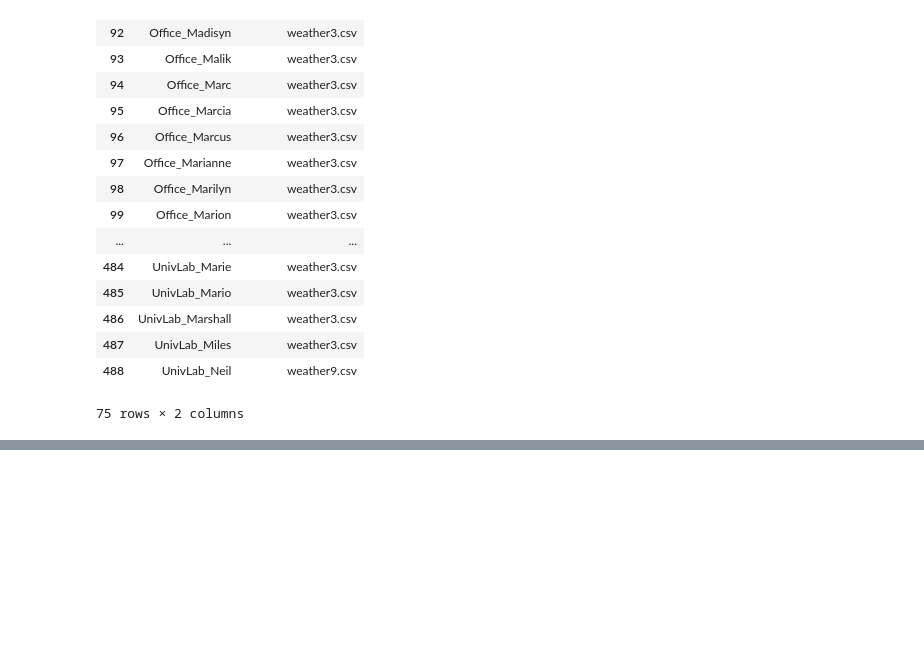
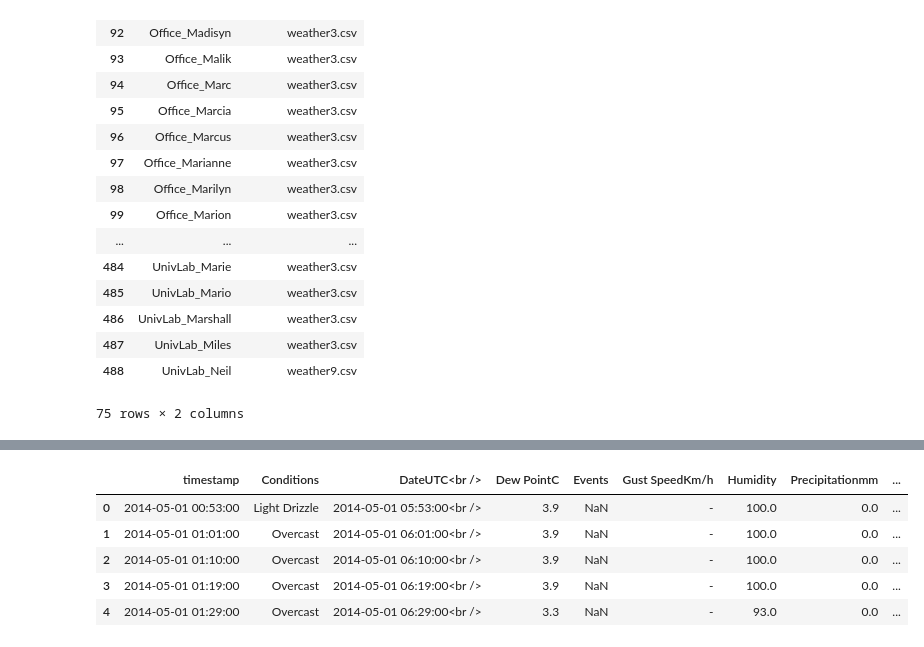
Before and after one commit to daanishrasheed/predict_electricity_consumption, a Jupyter notebook: predict_electricity.ipynb, the cells around one changed output, grey strips where cells are left out. Drawn from its saved outputs; the diff is of its cells as text; code cells hidden in the pictures; blank space fills up the shorter version.

Commit message:
Nearly done with cleaning the data

```diff
--- a/predict_electricity.ipynb
+++ b/predict_electricity.ipynb
@@ -61,0 +66,6 @@ filtered[['uid', 'newweatherfilename']]
+# %%
+building_file = filtered['uid'].values[0]+'.csv'
+building_data = pd.read_csv("data/{}".format(building_file))
+weather_file = filtered['newweatherfilename'].values[0]
+weather_data = pd.read_csv("data/{}".format(weather_file))
+building_data.head()
@@ -61,0 +79,9 @@ filtered[['uid', 'newweatherfilename']]
+# %%
+weather_data.head()
+# %% [output]
+|  | timestamp | Conditions | DateUTC<br /> | Dew PointC | Events | Gust SpeedKm/h | Humidity | Precipitationmm | ... |
+| 0 | 2014-05-01 00:53:00 | Light Drizzle | 2014-05-01 05:53:00<br /> | 3.9 | NaN | - | 100.0 | 0.0 | ... |
+| 1 | 2014-05-01 01:01:00 | Overcast | 2014-05-01 06:01:00<br /> | 3.9 | NaN | - | 100.0 | 0.0 | ... |
+| 2 | 2014-05-01 01:10:00 | Overcast | 2014-05-01 06:10:00<br /> | 3.9 | NaN | - | 100.0 | 0.0 | ... |
+| 3 | 2014-05-01 01:19:00 | Overcast | 2014-05-01 06:19:00<br /> | 3.9 | NaN | - | 100.0 | 0.0 | ... |
+| 4 | 2014-05-01 01:29:00 | Overcast | 2014-05-01 06:29:00<br /> | 3.3 | NaN | - | 93.0 | 0.0 | ... |
```
Also changed, not shown: parts of 14 cells of this notebook.
